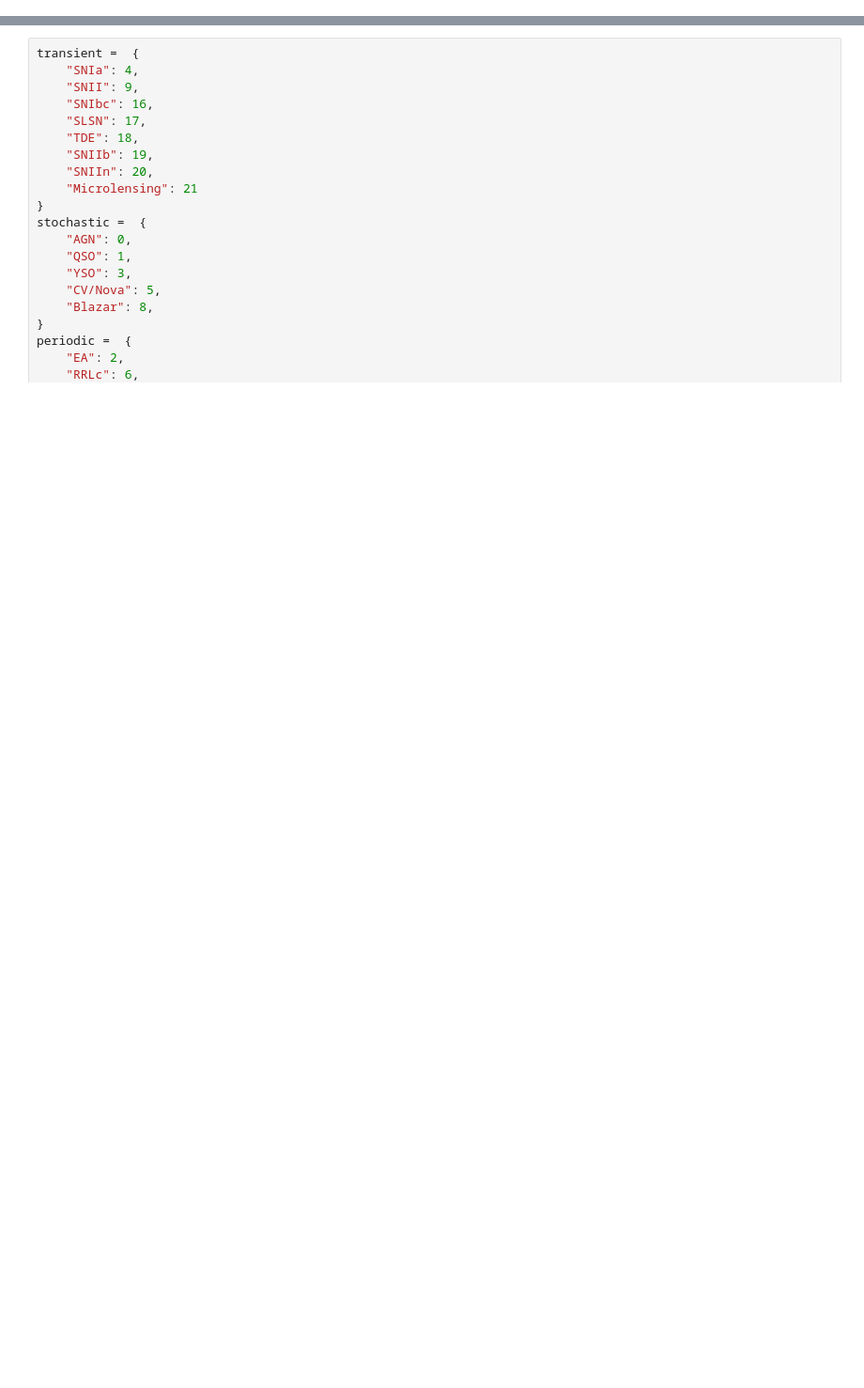
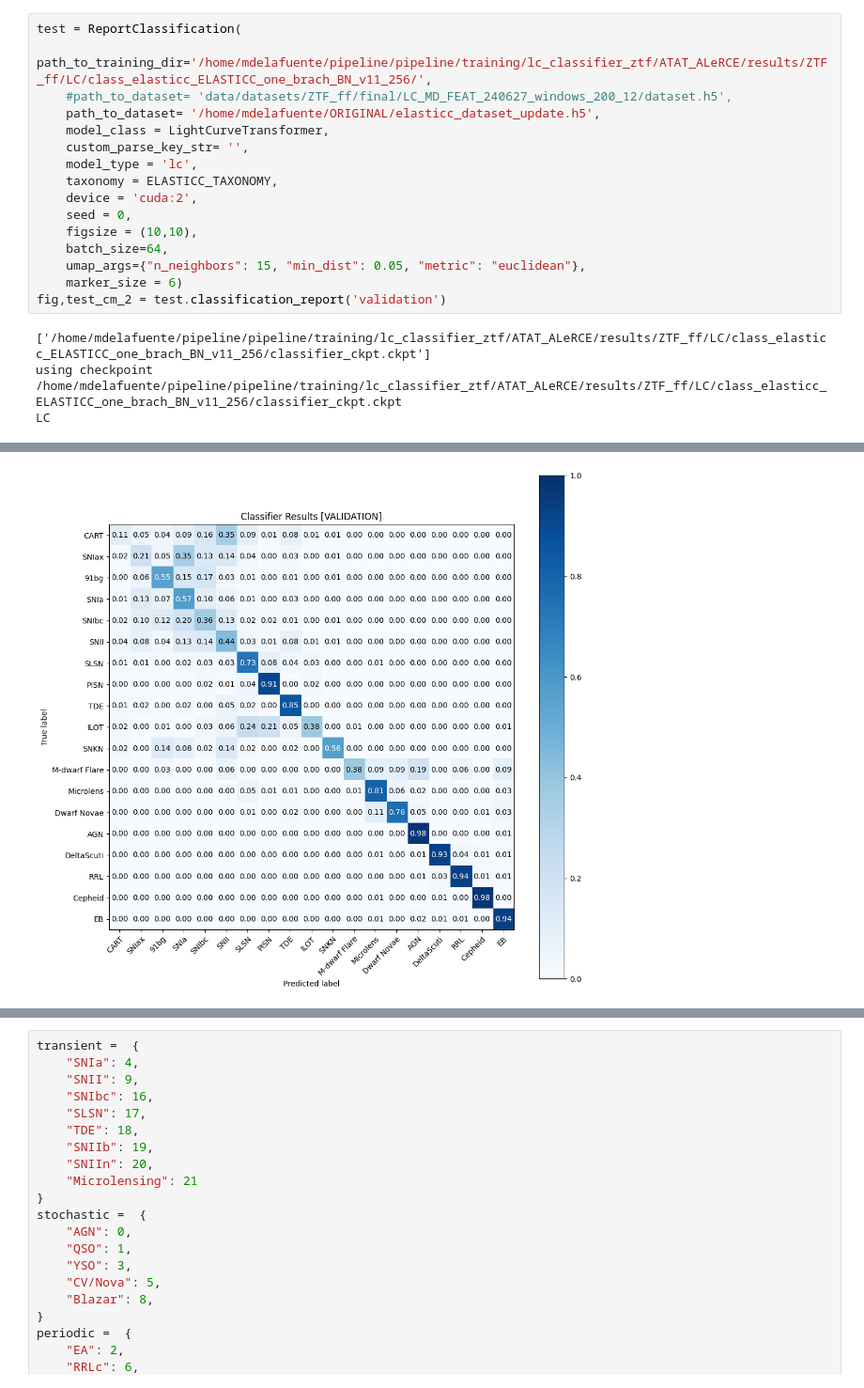
Before and after one commit to HexaPulsar/pipeline, a Jupyter notebook: pipeline/training/lc_classifier_ztf/ATAT_ALeRCE/LC_graphcompare.ipynb, the cells around one changed output, grey strips where cells are left out. Shown at 94% size. Saved outputs shown, nothing was run; the diff lists cells and outputs as text; blank space fills up the shorter version.

```diff
--- a/pipeline/training/lc_classifier_ztf/ATAT_ALeRCE/LC_graphcompare.ipynb
+++ b/pipeline/training/lc_classifier_ztf/ATAT_ALeRCE/LC_graphcompare.ipynb
@@ -164,0 +62,20 @@ IndexError: list index out of range
+# %%
+test = ReportClassification(
+    path_to_training_dir='/home/mdelafuente/pipeline/pipeline/training/lc_classifier_ztf/ATAT_ALeRCE/results/ZTF_ff/LC/class_elasticc_ELASTICC_one_brach_BN_v11_256/',
+    #path_to_dataset= 'data/datasets/ZTF_ff/final/LC_MD_FEAT_240627_windows_200_12/dataset.h5',
+    path_to_dataset= '/home/mdelafuente/ORIGINAL/elasticc_dataset_update.h5',
+    model_class = LightCurveTransformer,
+    custom_parse_key_str= '',
+    model_type = 'lc',
+    taxonomy = ELASTICC_TAXONOMY,
+    device = 'cuda:2',
+    seed = 0,
+    figsize = (10,10),
+    batch_size=64,
+    umap_args={"n_neighbors": 15, "min_dist": 0.05, "metric": "euclidean"},
+    marker_size = 6)
+fig,test_cm_2 = test.classification_report('validation')
+# %% [output]
+['/home/mdelafuente/pipeline/pipeline/training/lc_classifier_ztf/ATAT_ALeRCE/results/ZTF_ff/LC/class_elasticc_ELASTICC_one_brach_BN_v11_256/classifier_ckpt.ckpt']
+using checkpoint /home/mdelafuente/pipeline/pipeline/training/lc_classifier_ztf/ATAT_ALeRCE/results/ZTF_ff/LC/class_elasticc_ELASTICC_one_brach_BN_v11_256/classifier_ckpt.ckpt
+LC
@@ -164,0 +99 @@ IndexError: list index out of range
+[figure, added]
```
Also changed, not shown: parts of 11 cells of this notebook, 21 other files.
